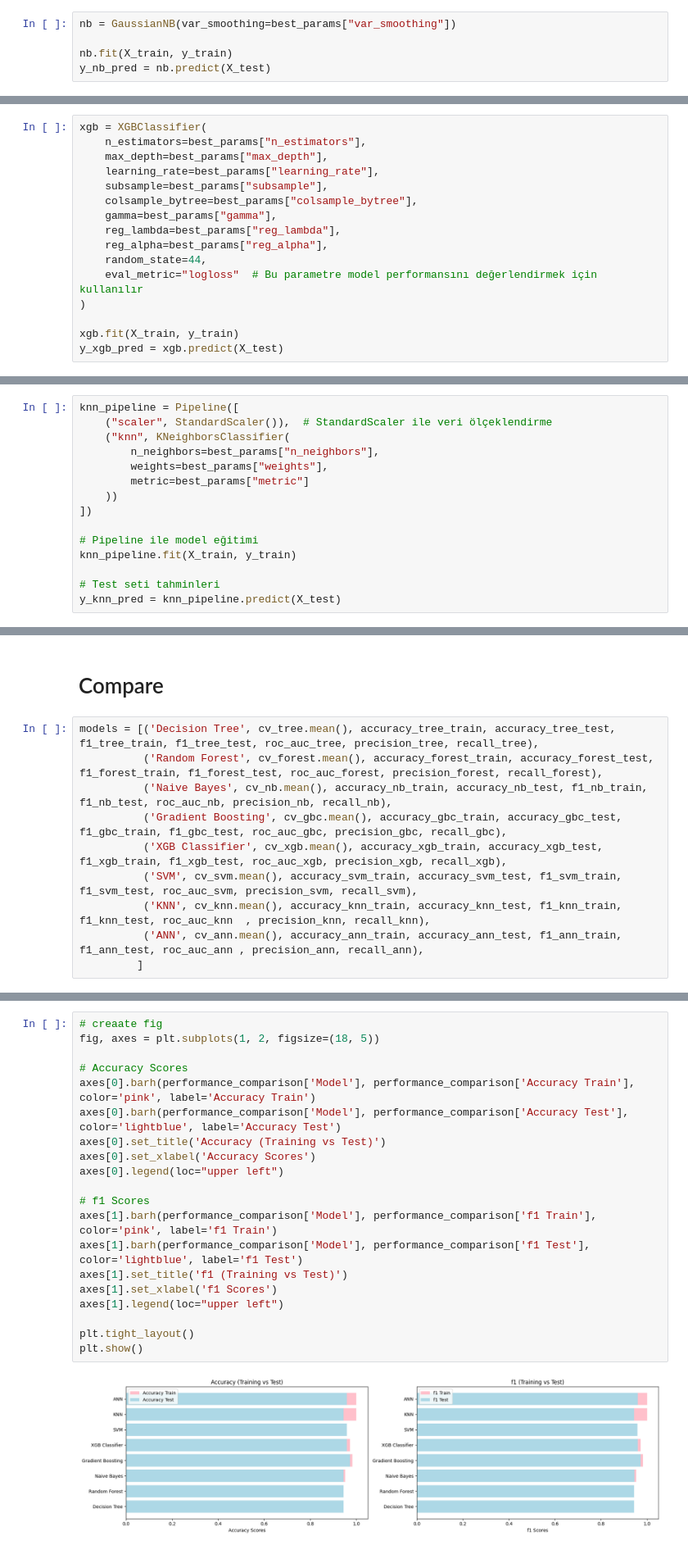
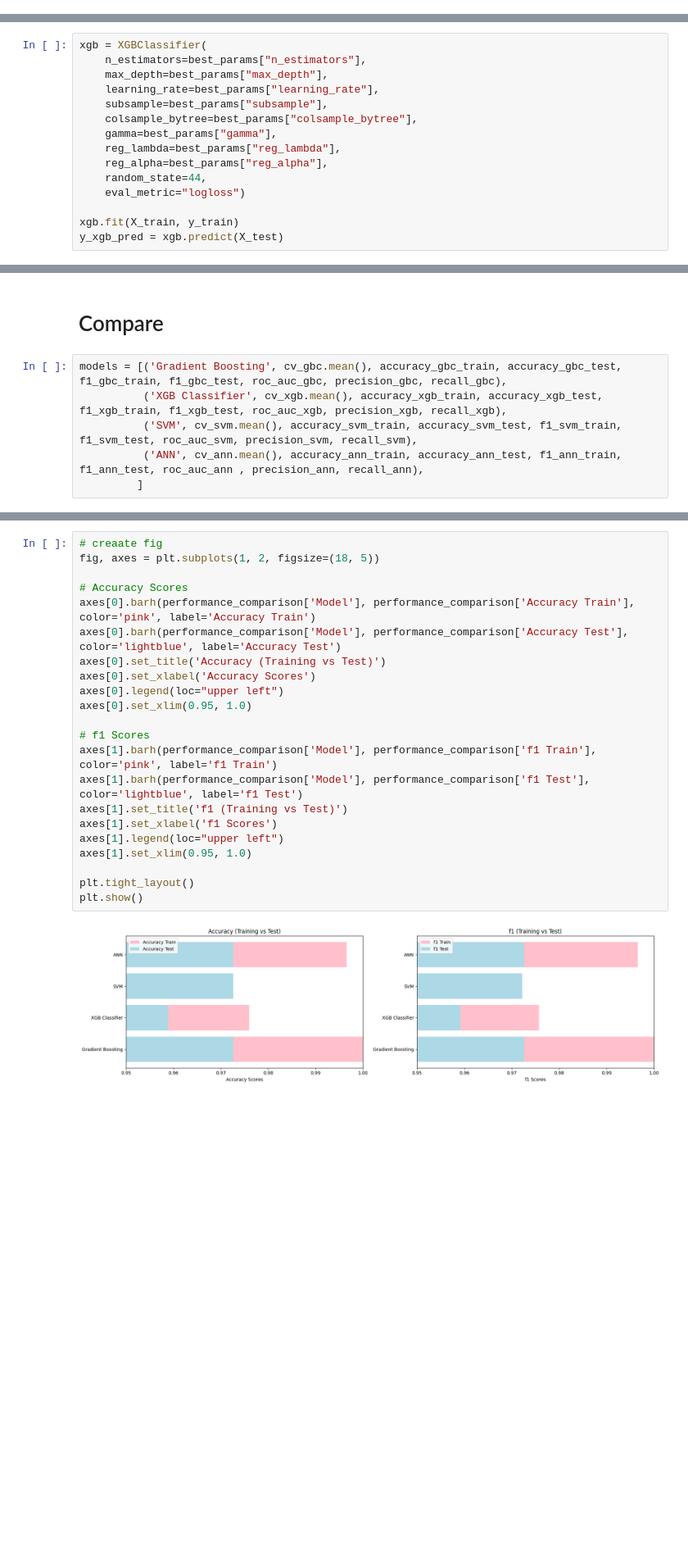
Before and after one commit to Enes-BAYDAR/Differentiated-Thyroid-Cancer-Recurrence-EDA-and-Recurrence-Prediction, a Jupyter notebook: Thyroid_ML_Models.ipynb, the cells around one changed output, grey strips where cells are left out. Shown at 82% size. Cells and saved outputs as stored; diff of their text form; blank space fills up the shorter version.

```diff
--- a/Thyroid_ML_Models.ipynb
+++ b/Thyroid_ML_Models.ipynb
@@ -523,5 +222,0 @@ Wall time: 5.62 s
-# %%
-nb = GaussianNB(var_smoothing=best_params["var_smoothing"])
-
-nb.fit(X_train, y_train)
-y_nb_pred = nb.predict(X_test)
@@ -779,8 +411,7 @@ xgb = XGBClassifier(
     reg_lambda=best_params["reg_lambda"],
     reg_alpha=best_params["reg_alpha"],
     random_state=44,
-    eval_metric="logloss"  # Bu parametre model performansını değerlendirmek için kullanılır
-)
+    eval_metric="logloss")
 
 xgb.fit(X_train, y_train)
 y_xgb_pred = xgb.predict(X_test)
@@ -1046,15 +617,0 @@ Wall time: 2.41 s
-# %%
-knn_pipeline = Pipeline([
-    ("scaler", StandardScaler()),  # StandardScaler ile veri ölçeklendirme
-    ("knn", KNeighborsClassifier(
-        n_neighbors=best_params["n_neighbors"],
-        weights=best_params["weights"],
-        metric=best_params["metric"]
-    ))
-])
-
-# Pipeline ile model eğitimi
-knn_pipeline.fit(X_train, y_train)
-
-# Test seti tahminleri
-y_knn_pred = knn_pipeline.predict(X_test)
@@ -1280,13 +774,9 @@ Cross-Validation Scores:  [0.90721649 0.95876289 0.94845361]
 # %% [markdown]
 # Compare
 # %%
-models = [('Decision Tree', cv_tree.mean(), accuracy_tree_train, accuracy_tree_test, f1_tree_train, f1_tree_test, roc_auc_tree, precision_tree, recall_tree),
-          ('Random Forest', cv_forest.mean(), accuracy_forest_train, accuracy_forest_test, f1_forest_train, f1_forest_test, roc_auc_forest, precision_forest, recall_forest),
-          ('Naive Bayes', cv_nb.mean(), accuracy_nb_train, accuracy_nb_test, f1_nb_train, f1_nb_test, roc_auc_nb, precision_nb, recall_nb),
-          ('Gradient Boosting', cv_gbc.mean(), accuracy_gbc_train, accuracy_gbc_test, f1_gbc_train, f1_gbc_test, roc_auc_gbc, precision_gbc, recall_gbc),
+models = [('Gradient Boosting', cv_gbc.mean(), accuracy_gbc_train, accuracy_gbc_test, f1_gbc_train, f1_gbc_test, roc_auc_gbc, precision_gbc, recall_gbc),
           ('XGB Classifier', cv_xgb.mean(), accuracy_xgb_train, accuracy_xgb_test, f1_xgb_train, f1_xgb_test, roc_auc_xgb, precision_xgb, recall_xgb),
           ('SVM', cv_svm.mean(), accuracy_svm_train, accuracy_svm_test, f1_svm_train, f1_svm_test, roc_auc_svm, precision_svm, recall_svm),
-          ('KNN', cv_knn.mean(), accuracy_knn_train, accuracy_knn_test, f1_knn_train, f1_knn_test, roc_auc_knn  , precision_knn, recall_knn),
           ('ANN', cv_ann.mean(), accuracy_ann_train, accuracy_ann_test, f1_ann_train, f1_ann_test, roc_auc_ann , precision_ann, recall_ann),
          ]
 # %%
@@ -1305,25 +791,27 @@ performance_comparison
 # %%
 # creaate fig
 fig, axes = plt.subplots(1, 2, figsize=(18, 5))
 
 # Accuracy Scores
 axes[0].barh(performance_comparison['Model'], performance_comparison['Accuracy Train'], color='pink', label='Accuracy Train')
 axes[0].barh(performance_comparison['Model'], performance_comparison['Accuracy Test'], color='lightblue', label='Accuracy Test')
 axes[0].set_title('Accuracy (Training vs Test)')
 axes[0].set_xlabel('Accuracy Scores')
 axes[0].legend(loc="upper left")
+axes[0].set_xlim(0.95, 1.0)
 
 # f1 Scores
 axes[1].barh(performance_comparison['Model'], performance_comparison['f1 Train'], color='pink', label='f1 Train')
 axes[1].barh(performance_comparison['Model'], performance_comparison['f1 Test'], color='lightblue', label='f1 Test')
 axes[1].set_title('f1 (Training vs Test)')
 axes[1].set_xlabel('f1 Scores')
 axes[1].legend(loc="upper left")
+axes[1].set_xlim(0.95, 1.0)
 
 plt.tight_layout()
 plt.show()
 # %% [output]
-[figure, old version]
+[figure, new version]
 # %%
 # creaate fig
 fig, axes = plt.subplots(3, 2, figsize=(14, 14))
```
Also changed, not shown: parts of 29 cells of this notebook.
